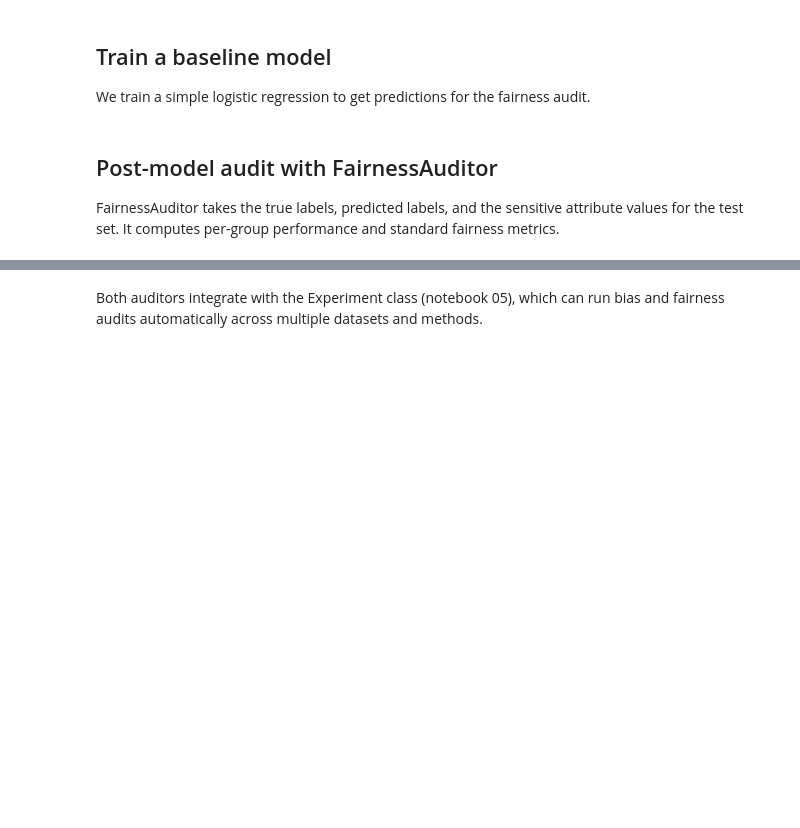
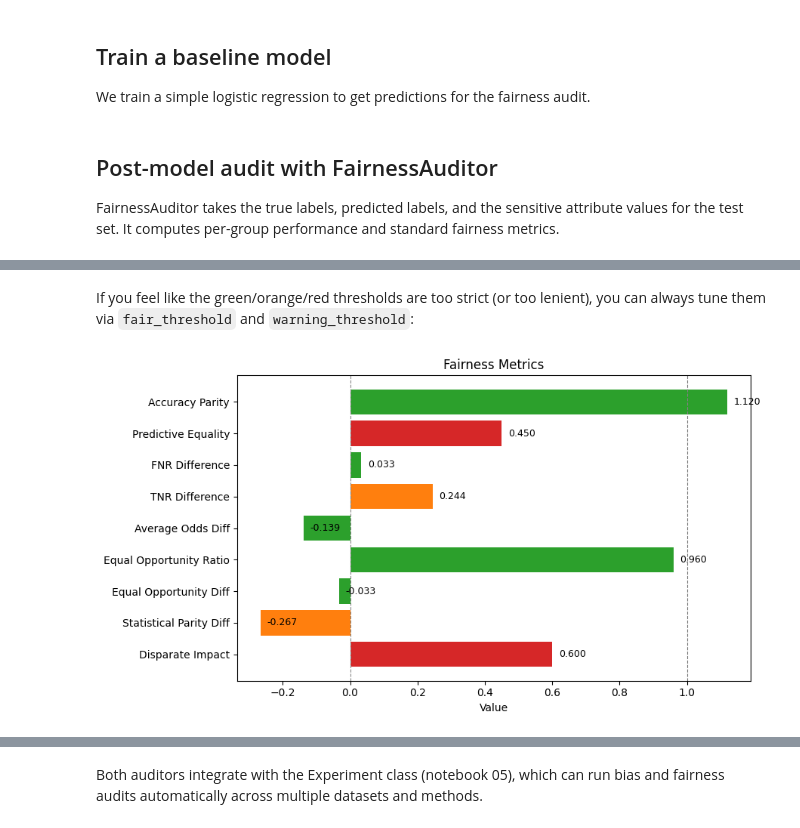
Before and after one commit to jmcfig/scikit-fair, a Jupyter notebook: examples/03_audit.ipynb, the cells around one changed output, grey strips where cells are left out. Saved outputs shown, nothing was run; the diff lists cells and outputs as text; code cells hidden in the pictures; blank space fills up the shorter version.

```diff
--- a/examples/03_audit.ipynb
+++ b/examples/03_audit.ipynb
@@ -86,0 +100,7 @@ fair.plot_fairness_metrics();
+# %% [markdown]
+If you feel like the green/orange/red thresholds are too strict (or too lenient), you can always tune them via `fair_threshold` and `warning_threshold`:
+# %%
+# e.g. be a bit more forgiving
+fair.plot_fairness_metrics(fair_threshold=0.15, warning_threshold=0.3);
+# %% [output]
+[figure, added]
```
Also changed, not shown: parts of 7 cells of this notebook, 13 other files.
